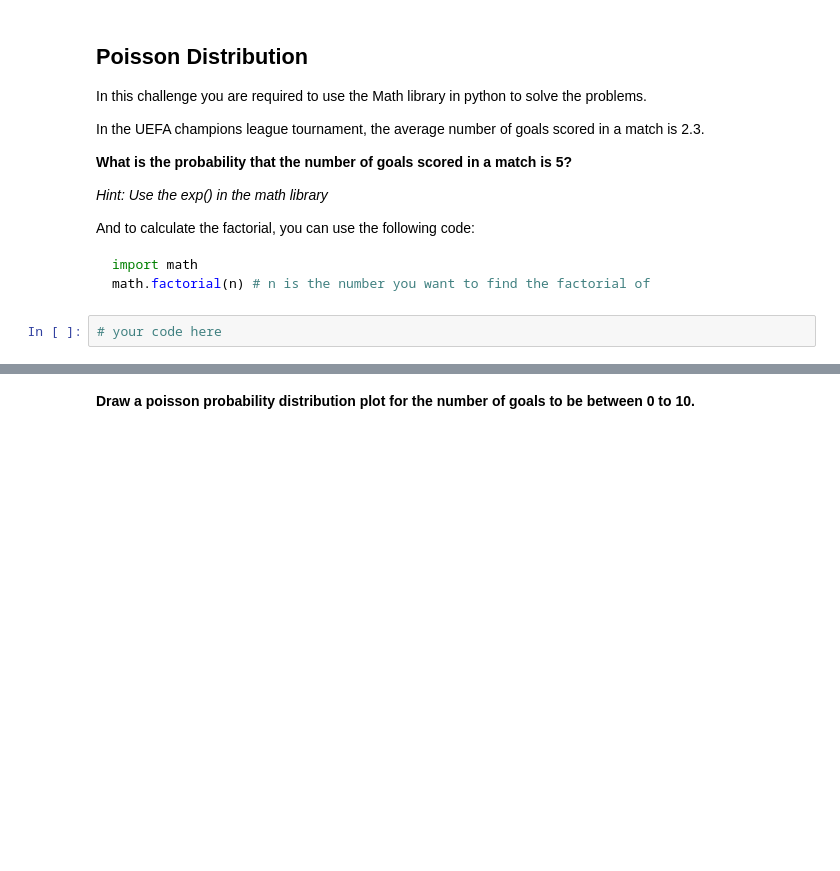
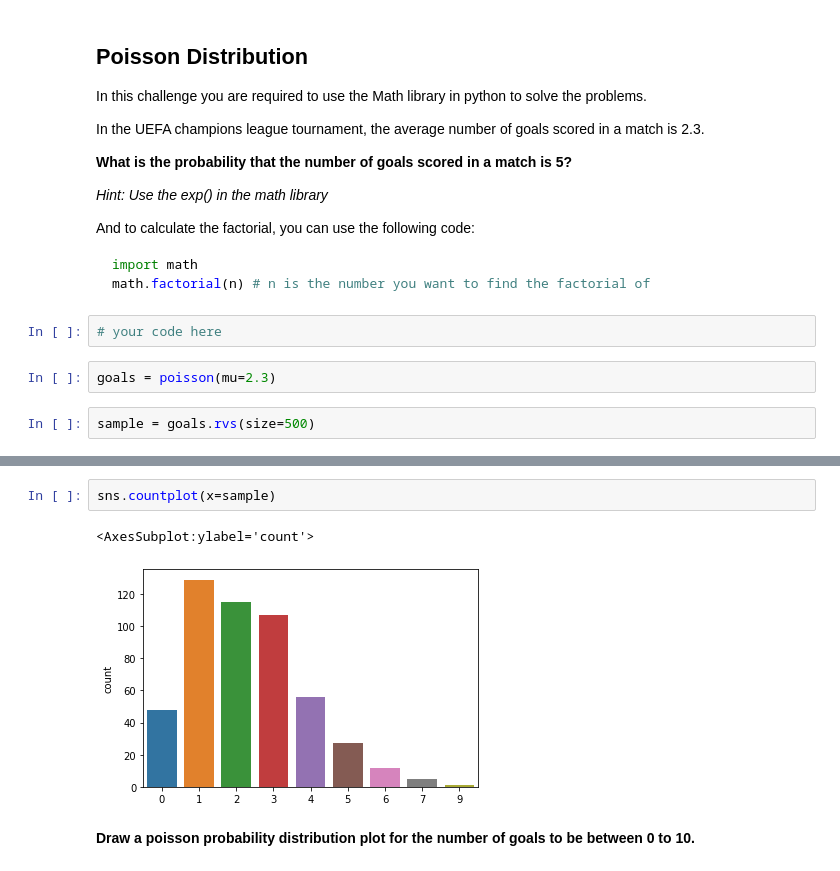
Before and after one commit to Ironhack-Data-Madrid-Marzo-2021/lab-discrete-probability-distribution, a Jupyter notebook: your-code/main.ipynb, the cells around one changed output, grey strips where cells are left out. Saved outputs shown, nothing was run; the diff lists cells and outputs as text; blank space fills up the shorter version.

````diff
--- a/your-code/main.ipynb
+++ b/your-code/main.ipynb
@@ -149,3 +152,7 @@ math.factorial(n) # n is the number you want to find the factorial of
 ```
 # %%
 # your code here
+# %%
+goals = poisson(mu=2.3)
+# %%
+sample = goals.rvs(size=500)
@@ -152,3 +169,8 @@ math.factorial(n) # n is the number you want to find the factorial of
+# %%
+sns.countplot(x=sample)
+# %% [output]
+<AxesSubplot:ylabel='count'>
+[figure, added]
 # %% [markdown]
 **Draw a poisson probability distribution plot for the number of goals to be between 0 to 10.**
 # %%
````
Also changed, not shown: parts of 6 cells of this notebook.
